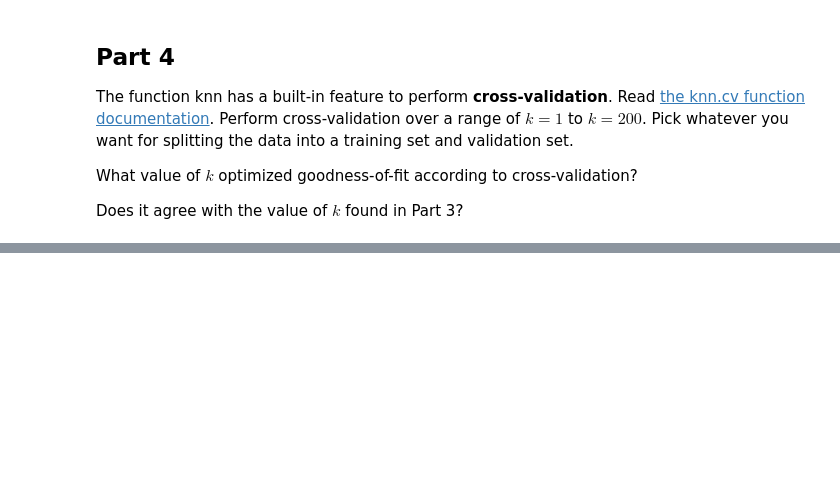
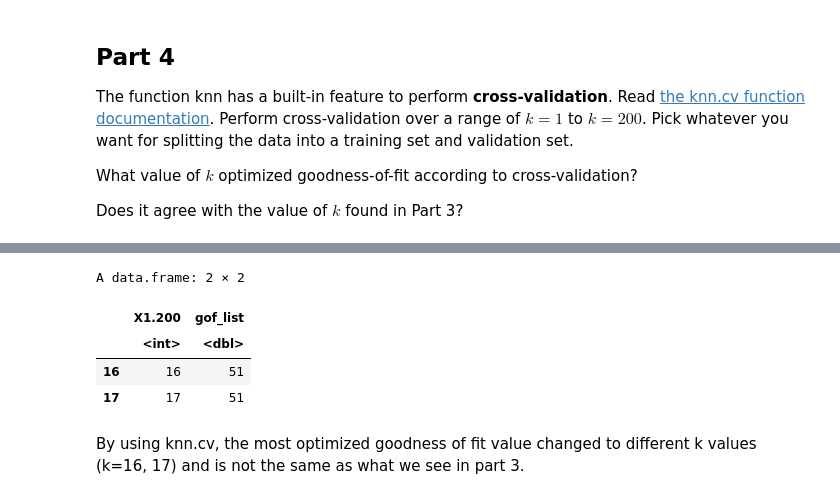
Before and after one commit to llai7/MATH227C, a Jupyter notebook: Math227C20Sp_P08_LuluLai.ipynb, the cells around one changed output, grey strips where cells are left out. Cells and saved outputs as stored; diff of their text form; code cells hidden in the pictures; blank space fills up the shorter version.

```diff
--- a/Math227C20Sp_P08_LuluLai.ipynb
+++ b/Math227C20Sp_P08_LuluLai.ipynb
@@ -234,0 +251,11 @@ Does it agree with the value of $k$ found in Part 3?
+# %%
+df2 <- data.frame(1:200, gof_list)
+df2[which(df2$gof_list==min(df2$gof_list)),]
+# %% [output]
+A data.frame: 2 × 2
+|  | X1.200 | gof_list |
+|  | <int> | <dbl> |
+| 16 | 16 | 51 |
+| 17 | 17 | 51 |
+# %% [markdown]
+By using knn.cv, the most optimized goodness of fit value changed to different k values (k=16, 17) and is not the same as what we see in part 3.
```
Also changed, not shown: parts of 8 cells of this notebook.
